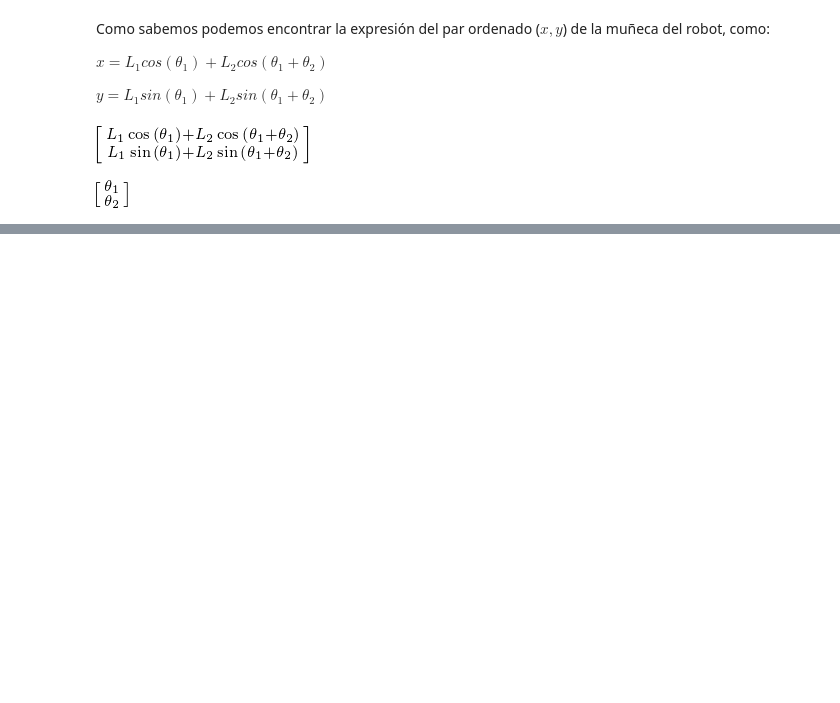
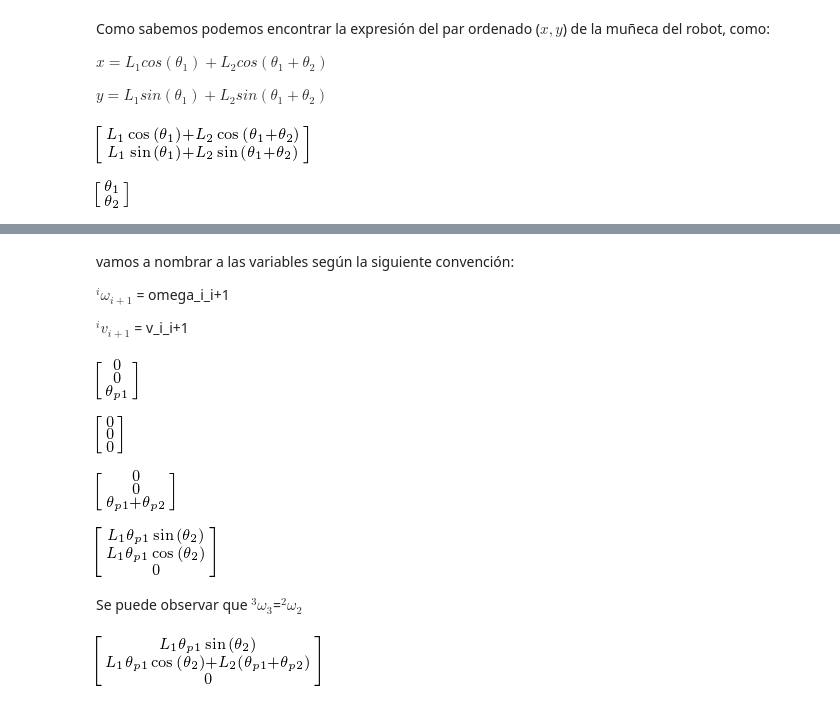
Before and after one commit to elsuizo/Control_de_robots_py, a Jupyter notebook: tp4.ipynb, the cells around one changed output, grey strips where cells are left out. Drawn from its saved outputs; the diff is of its cells as text; code cells hidden in the pictures; blank space fills up the shorter version.

```diff
--- a/tp4.ipynb
+++ b/tp4.ipynb
@@ -61,0 +131,40 @@ M.jacobian(Theta)
+# %% [markdown]
+vamos a nombrar a las variables según la siguiente convención:
+
+$^{i}\omega_{i+1}$ = omega_i_i+1
+
+$^{i}v_{i+1}$ = v_i_i+1
+# %%
+Z = Matrix([0,0,1])
+omega_0_0 = Matrix([0,0,0])
+v_0_0 = Matrix([0,0,0])
+omega_1_1 = R_0_1.T * omega_0_0 + theta_p_1 * Z
+omega_1_1
+# %% [output]
+[figure, added]
+# %%
+P_0_1 = Matrix([0,0,0])
+v_1_1 = R_0_1.T *(v_0_0 + omega_0_0.cross(P_0_1).T)
+v_1_1
+# %% [output]
+[figure, added]
+# %%
+omega_2_2 = R_1_2.T *(omega_1_1) + theta_p_2 * Z
+omega_2_2
+# %% [output]
+[figure, added]
+# %%
+P_1_2 = Matrix([L_1,0,0])
+v_2_2 = R_1_2.T*(v_1_1 + omega_1_1.cross(P_1_2).T)
+v_2_2
+# %% [output]
+[figure, added]
+# %% [markdown]
+Se puede observar que $^{3}\omega_3$=$^{2}\omega_2$
+# %%
+omega_3_3 = omega_2_2
+P_2_3 = Matrix([L_2,0,0])
+v_3_3 = R_2_3.T*(v_2_2 + omega_2_2.cross(P_2_3).T)
+v_3_3
+# %% [output]
+[figure, added]
```
Also changed, not shown: parts of 33 cells of this notebook.
